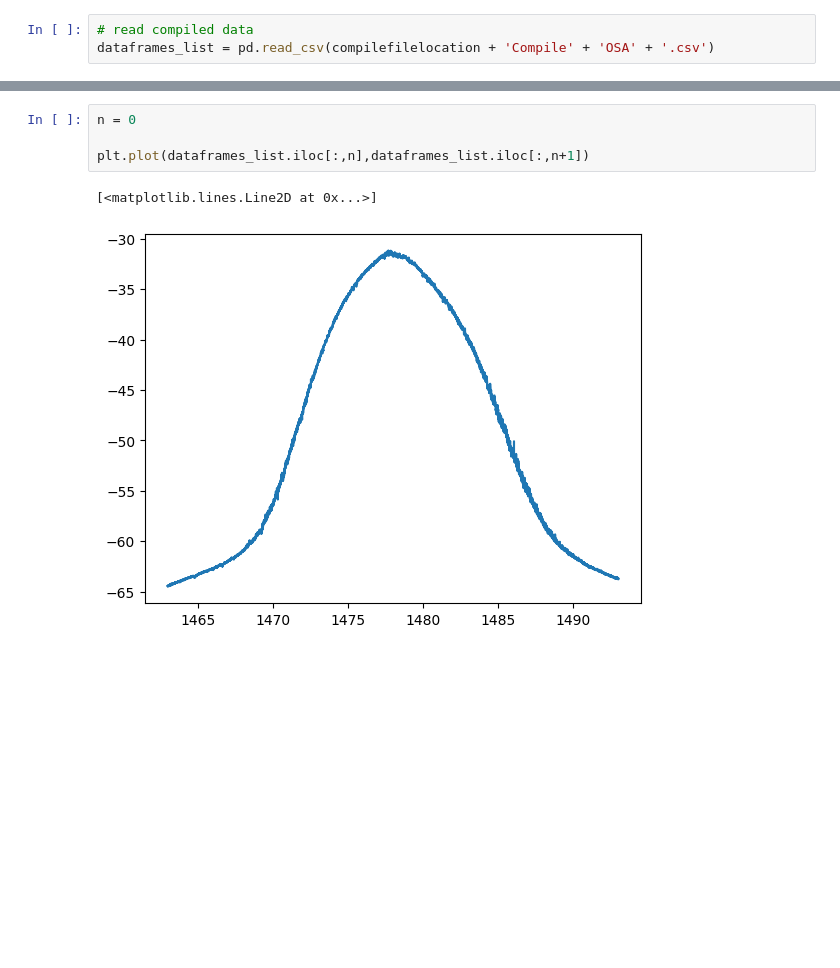
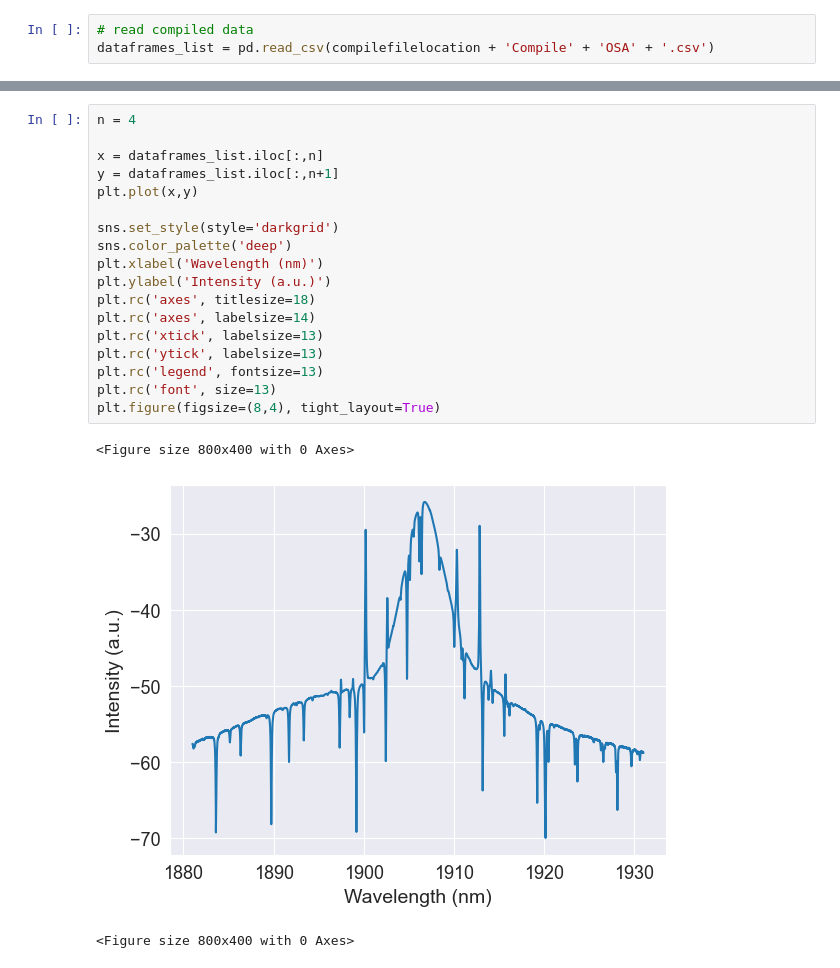
Before and after one commit to NiwEoj/Graph-o-matic-6000, a Jupyter notebook: graphs.ipynb, the cells around one changed output, grey strips where cells are left out. Cells and saved outputs as stored; diff of their text form; blank space fills up the shorter version.

```diff
--- a/graphs.ipynb
+++ b/graphs.ipynb
@@ -162,7 +161,22 @@ for x in range(0,math.ceil(len(dataframes_list.columns)/8)):
-# %%
-n = 0
-
-plt.plot(dataframes_list.iloc[:,n],dataframes_list.iloc[:,n+1])
-# %% [output]
-[<matplotlib.lines.Line2D at 0x...>]
-[figure, removed]
+# %%
+n = 4
+
+x = dataframes_list.iloc[:,n]
+y = dataframes_list.iloc[:,n+1]
+plt.plot(x,y)
+
+sns.set_style(style='darkgrid')
+sns.color_palette('deep')
+plt.xlabel('Wavelength (nm)')
+plt.ylabel('Intensity (a.u.)')
+plt.rc('axes', titlesize=18)
+plt.rc('axes', labelsize=14)
+plt.rc('xtick', labelsize=13)
+plt.rc('ytick', labelsize=13)
+plt.rc('legend', fontsize=13)
+plt.rc('font', size=13)
+plt.figure(figsize=(8,4), tight_layout=True)
+# %% [output]
+<Figure size 800x400 with 0 Axes>
+[figure, added]
+<Figure size 800x400 with 0 Axes>
```
Also changed, not shown: parts of 4 cells of this notebook.
